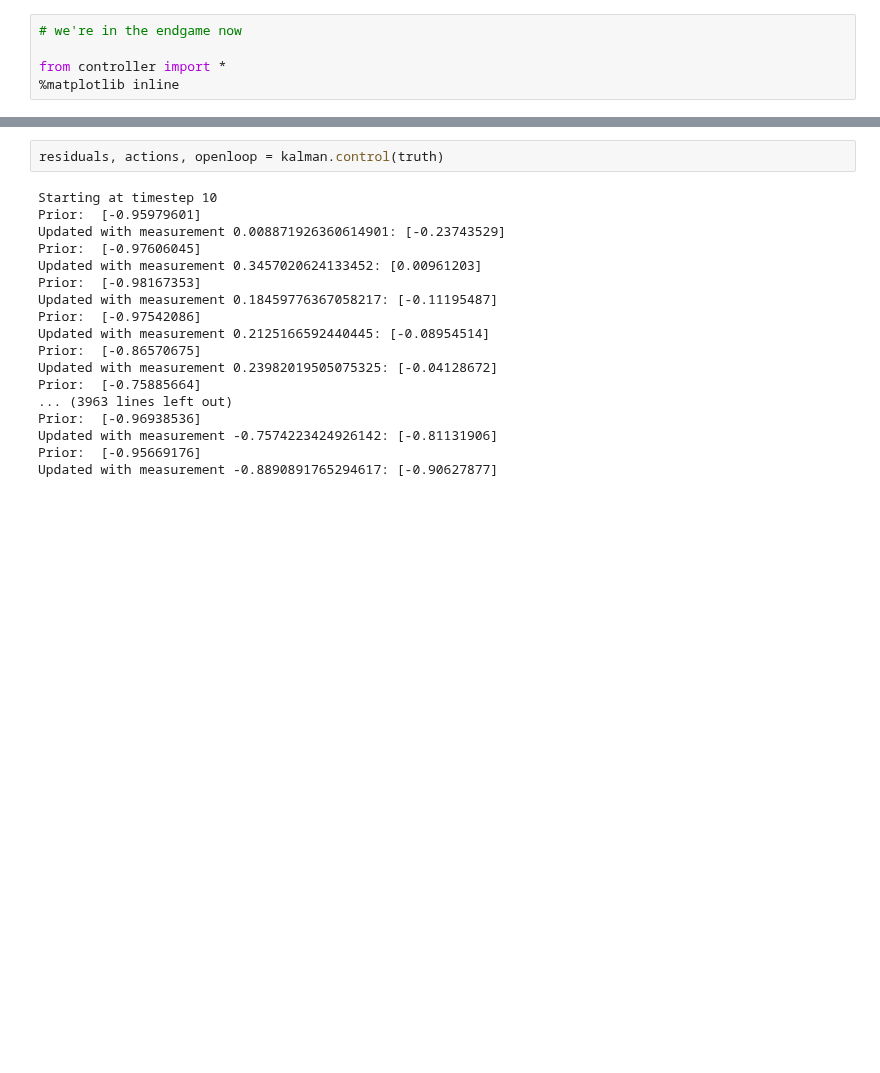
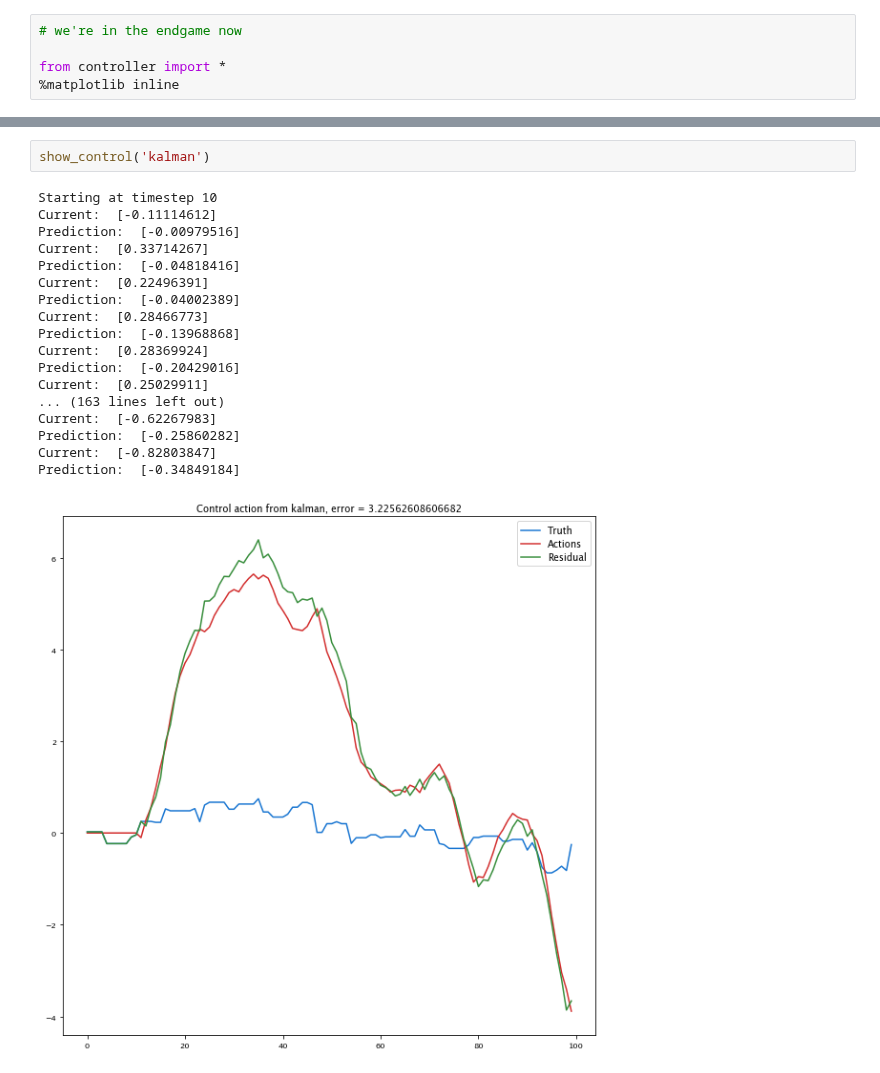
Before and after one commit to aditya-sengupta/tip-tilt-control, a Jupyter notebook: control/dev/final_visualizer.ipynb, the cells around one changed output, grey strips where cells are left out. Cells and saved outputs as stored; diff of their text form; blank space fills up the shorter version.

```diff
--- a/control/dev/final_visualizer.ipynb
+++ b/control/dev/final_visualizer.ipynb
@@ -16,20 +16,21 @@ Starting at timestep 3
-# %%
-residuals, actions, openloop = kalman.control(truth)
-# %% [output]
-Starting at timestep 10
-Prior:  [-0.95979601]
-Updated with measurement 0.008871926360614901: [-0.23743529]
-Prior:  [-0.97606045]
-Updated with measurement 0.3457020624133452: [0.00961203]
-Prior:  [-0.98167353]
-Updated with measurement 0.18459776367058217: [-0.11195487]
-Prior:  [-0.97542086]
-Updated with measurement 0.2125166592440445: [-0.08954514]
-Prior:  [-0.86570675]
-Updated with measurement 0.23982019505075325: [-0.04128672]
-Prior:  [-0.75885664]
-... (3963 lines left out)
-Prior:  [-0.96938536]
-Updated with measurement -0.7574223424926142: [-0.81131906]
-Prior:  [-0.95669176]
-Updated with measurement -0.8890891765294617: [-0.90627877]
+# %%
+show_control('kalman')
+# %% [output]
+Starting at timestep 10
+Current:  [-0.11114612]
+Prediction:  [-0.00979516]
+Current:  [0.33714267]
+Prediction:  [-0.04818416]
+Current:  [0.22496391]
+Prediction:  [-0.04002389]
+Current:  [0.28466773]
+Prediction:  [-0.13968868]
+Current:  [0.28369924]
+Prediction:  [-0.20429016]
+Current:  [0.25029911]
+... (163 lines left out)
+Current:  [-0.62267983]
+Prediction:  [-0.25860282]
+Current:  [-0.82803847]
+Prediction:  [-0.34849184]
+[figure, added]
```
Also changed, not shown: parts of 2 cells of this notebook, 2 other files.
